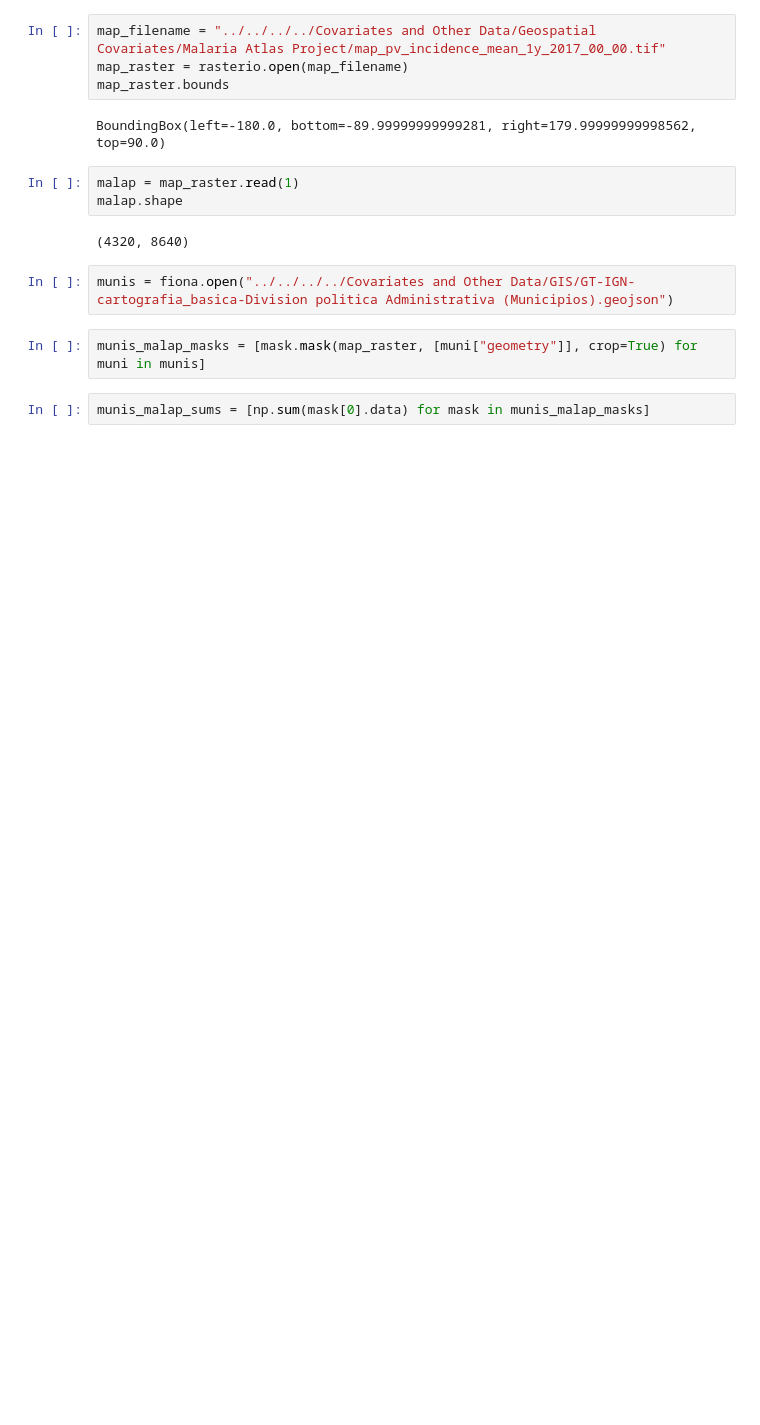
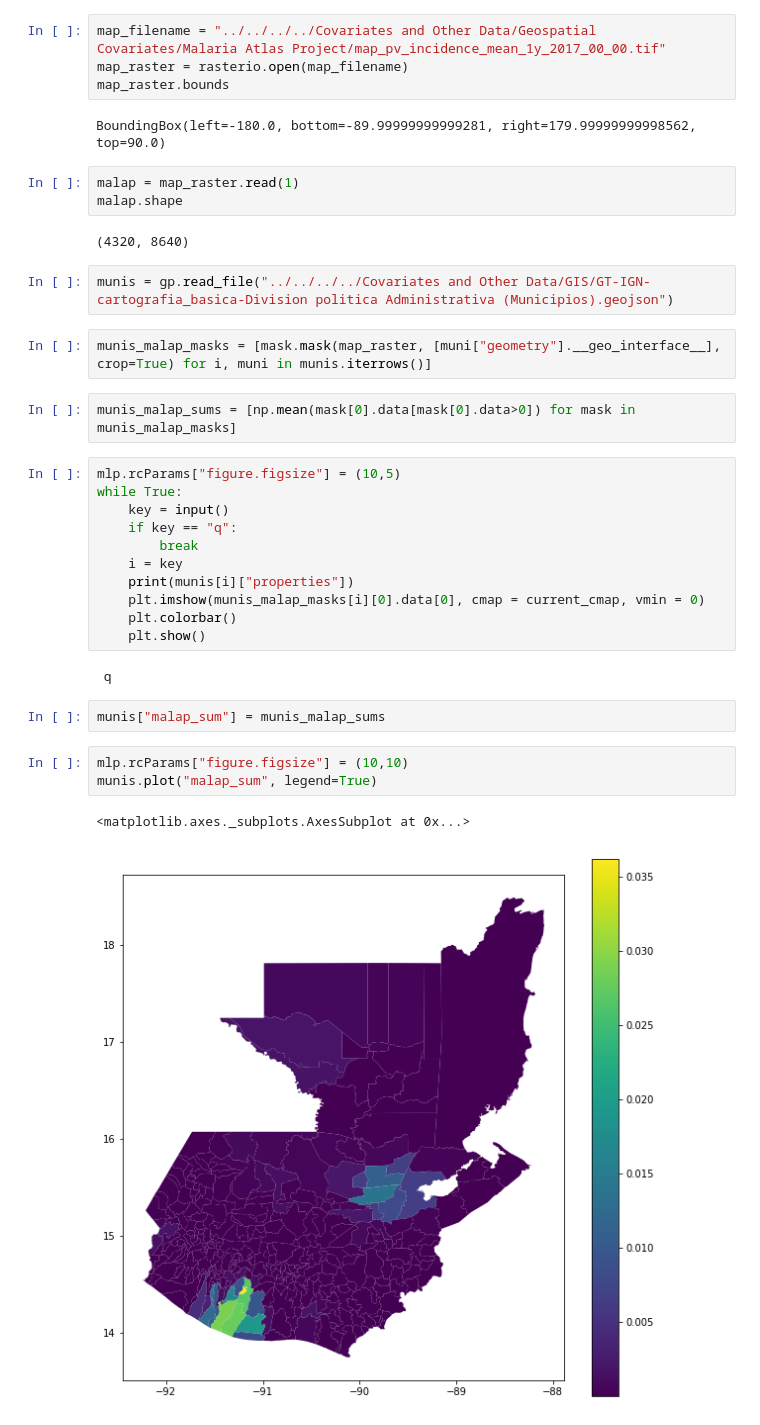
Before and after one commit to Guitlle/gf, a Jupyter notebook: outcome_measurement/malaria/gtm/GTM - Malaria - Malaria Atlas Project preprocessing.ipynb, the cells around one changed output. Cells and saved outputs as stored; diff of their text form; blank space fills up the shorter version.

Commit message:
advance with MAP raster files preprocessing

```diff
--- a/outcome_measurement/malaria/gtm/GTM - Malaria - Malaria Atlas Project preprocessing.ipynb
+++ b/outcome_measurement/malaria/gtm/GTM - Malaria - Malaria Atlas Project preprocessing.ipynb
@@ -26,8 +26,29 @@ malap.shape
 # %% [output]
 (4320, 8640)
 # %%
-munis = fiona.open("../../../../Covariates and Other Data/GIS/GT-IGN-cartografia_basica-Division politica Administrativa (Municipios).geojson")
+munis = gp.read_file("../../../../Covariates and Other Data/GIS/GT-IGN-cartografia_basica-Division politica Administrativa (Municipios).geojson")
 # %%
-munis_malap_masks = [mask.mask(map_raster, [muni["geometry"]], crop=True) for muni in munis]
+munis_malap_masks = [mask.mask(map_raster, [muni["geometry"].__geo_interface__], crop=True) for i, muni in munis.iterrows()]
 # %%
-munis_malap_sums = [np.sum(mask[0].data) for mask in munis_malap_masks]
+munis_malap_sums = [np.mean(mask[0].data[mask[0].data>0]) for mask in munis_malap_masks]
+# %%
+mlp.rcParams["figure.figsize"] = (10,5)
+while True:
+    key = input()
+    if key == "q":
+        break
+    i = key
+    print(munis[i]["properties"])
+    plt.imshow(munis_malap_masks[i][0].data[0], cmap = current_cmap, vmin = 0)
+    plt.colorbar()
+    plt.show()
+# %% [output]
+ q
+# %%
+munis["malap_sum"] = munis_malap_sums
+# %%
+mlp.rcParams["figure.figsize"] = (10,10)
+munis.plot("malap_sum", legend=True)
+# %% [output]
+<matplotlib.axes._subplots.AxesSubplot at 0x...>
+[figure, added]
```
Also changed, not shown: parts of 2 cells of this notebook.
